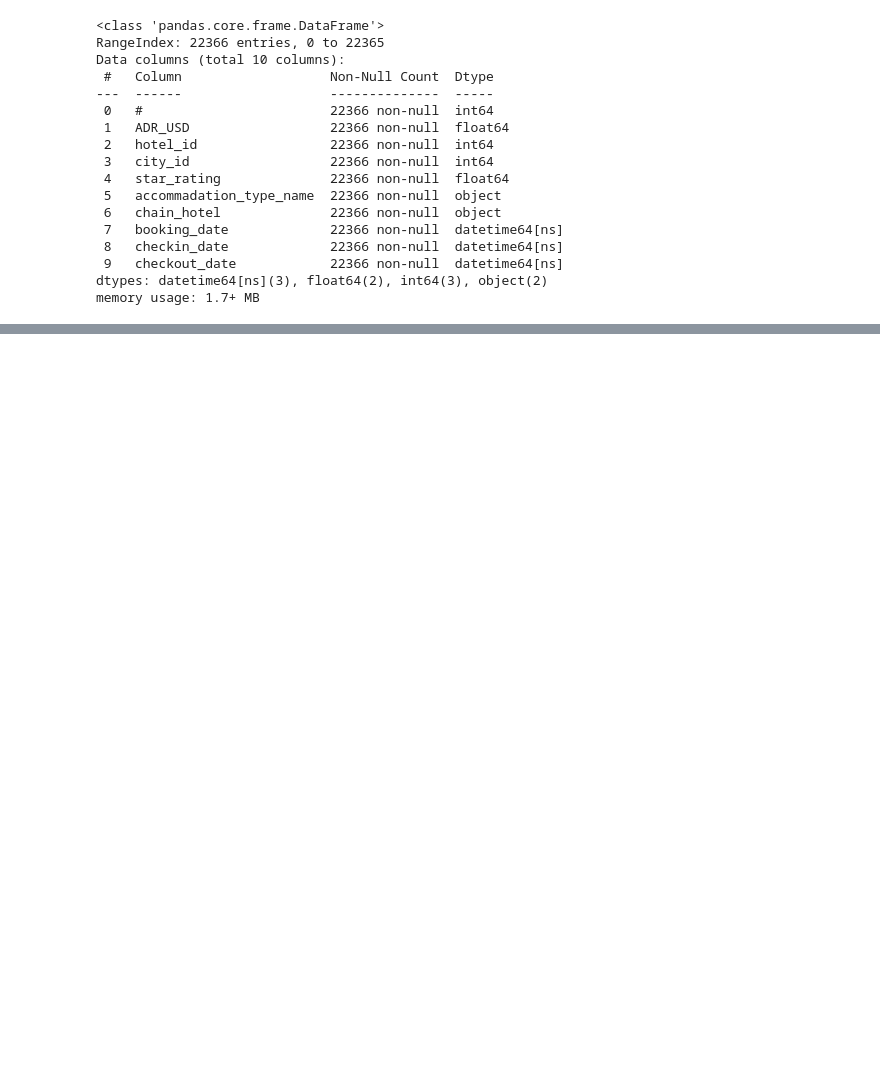
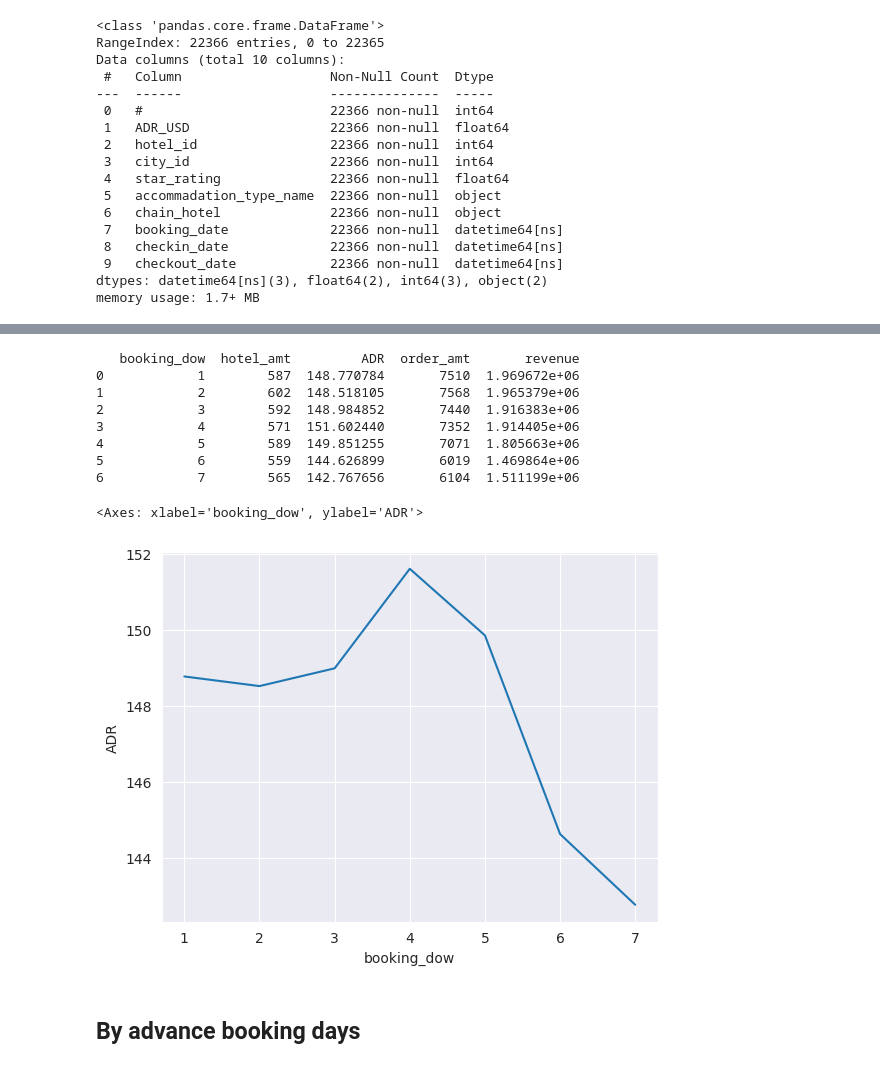
Before and after one commit to heimmer/profile, a Jupyter notebook: Case_Study.ipynb, the cells around one changed output, grey strips where cells are left out. Drawn from its saved outputs; the diff is of its cells as text; code cells hidden in the pictures; blank space fills up the shorter version.

```diff
--- a/Case_Study.ipynb
+++ b/Case_Study.ipynb
@@ -113,0 +79,32 @@ a[a['days_book_in_advance'] == '-1 days']
+# %%
+def construct_dataset(df_read,city_name):
+  df = df_read.copy()
+  df['days_book_in_advance'] = (df['checkin_date'] - df['booking_date']).dt.days
+  df['weeks_book_in_advance'] = df['days_book_in_advance']//7+1
+  df['stay_nights'] = (df['checkout_date'] - df['checkin_date']).dt.days
+  df['booking_dow'] = df['booking_date'].dt.dayofweek+1
+  df['checkin_dow'] = df['checkin_date'].dt.dayofweek+1
+  df['city'] = city_name
+  df = df.drop(['city_id','#'],axis=1)
+
+  def star_map(value):
+    if value <3:
+      return 'low'
+    elif value>=3 and value<4:
+      return 'medium'
+    elif value>=4:
+      return 'high'
+    else: return 'NA'
+  df['star_type'] = df['star_rating'].apply(star_map)
+  df['revenue'] = df['ADR_USD']*df['stay_nights']
+
+  return df
+# %%
+desired_columns_order = a.columns
+all_df = pd.concat([construct_dataset(a[desired_columns_order],'A')
+            ,construct_dataset(b[desired_columns_order],'B')
+            ,construct_dataset(c[desired_columns_order],'C')
+            ,construct_dataset(d[desired_columns_order],'D')
+            ,construct_dataset(e[desired_columns_order],'E')]
+          , ignore_index=True).reset_index().rename(columns={'index':'order_id'})
+all_df
@@ -113,0 +304,25 @@ a[a['days_book_in_advance'] == '-1 days']
+# %%
+booking_dow = all_df.groupby('booking_dow').agg({'hotel_id':'nunique'
+                  ,'ADR_USD':'mean'
+                  ,'booking_date':'count'
+                  ,'revenue':'sum'
+                  }
+                  ).reset_index()
+booking_dow.columns=['booking_dow','hotel_amt','ADR','order_amt','revenue']
+print(booking_dow)
+
+sns.set_style('darkgrid')
+sns.lineplot(data=booking_dow,x='booking_dow',y='ADR')
+# %% [output]
+   booking_dow  hotel_amt         ADR  order_amt       revenue
+0            1        587  148.770784       7510  1.969672e+06
+1            2        602  148.518105       7568  1.965379e+06
+2            3        592  148.984852       7440  1.916383e+06
+3            4        571  151.602440       7352  1.914405e+06
+4            5        589  149.851255       7071  1.805663e+06
+5            6        559  144.626899       6019  1.469864e+06
+6            7        565  142.767656       6104  1.511199e+06
+<Axes: xlabel='booking_dow', ylabel='ADR'>
+[figure, added]
+# %% [markdown]
+## By advance booking days
```
Also changed, not shown: parts of 51 cells of this notebook.
